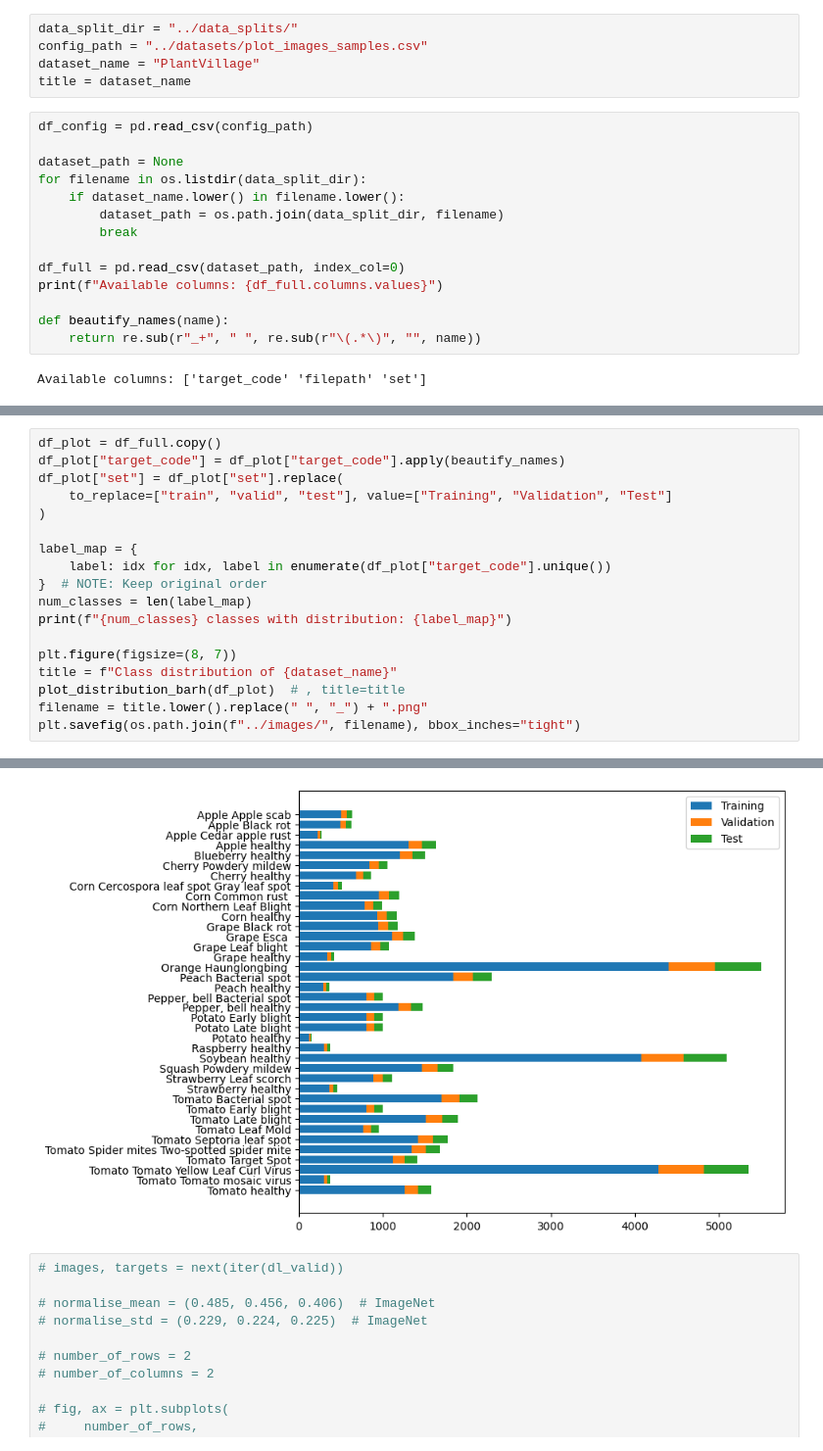
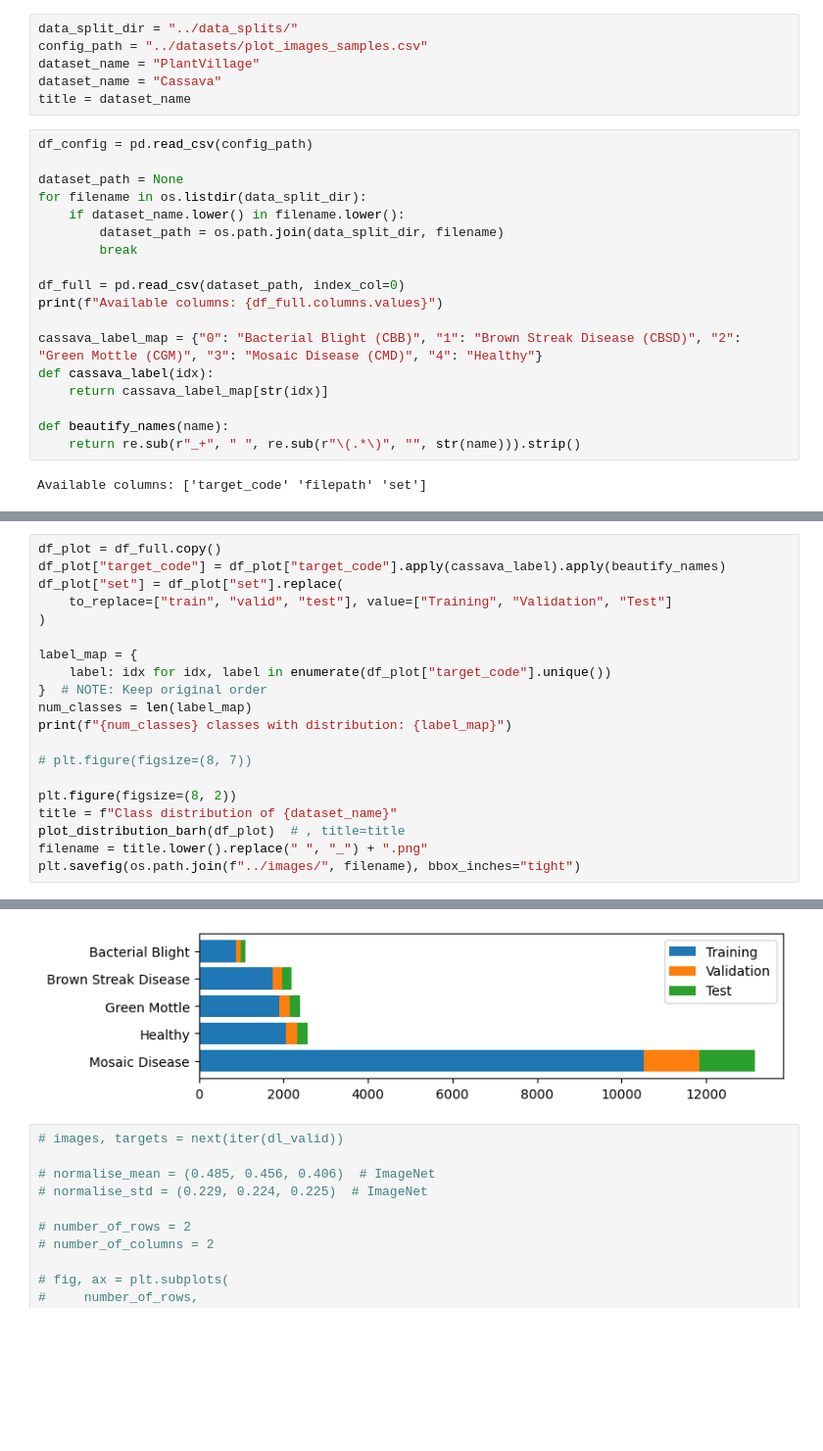
Before and after one commit to AlexanderPeter/thesis, a Jupyter notebook: code/24_plot_datasets.ipynb, the cells around one changed output, grey strips where cells are left out. Shown at 98% size. Drawn from its saved outputs; the diff is of its cells as text; blank space fills up the shorter version.

```diff
--- a/code/24_plot_datasets.ipynb
+++ b/code/24_plot_datasets.ipynb
@@ -13,6 +13,7 @@ from local_python.plot_utils import (
 data_split_dir = "../data_splits/"
 config_path = "../datasets/plot_images_samples.csv"
 dataset_name = "PlantVillage"
+dataset_name = "Cassava"
 title = dataset_name
 # %%
 df_config = pd.read_csv(config_path)
@@ -26,7 +27,11 @@ for filename in os.listdir(data_split_dir):
 df_full = pd.read_csv(dataset_path, index_col=0)
 print(f"Available columns: {df_full.columns.values}")
 
+cassava_label_map = {"0": "Bacterial Blight (CBB)", "1": "Brown Streak Disease (CBSD)", "2": "Green Mottle (CGM)", "3": "Mosaic Disease (CMD)", "4": "Healthy"}
+def cassava_label(idx):
+    return cassava_label_map[str(idx)]
+
 def beautify_names(name):
-    return re.sub(r"_+", " ", re.sub(r"\(.*\)", "", name))
+    return re.sub(r"_+", " ", re.sub(r"\(.*\)", "", str(name))).strip()
 # %% [output]
 Available columns: ['target_code' 'filepath' 'set']
@@ -45,6 +56,6 @@ plt.savefig(os.path.join(f"../images/", filename), bbox_inches="tight")
 # %%
 df_plot = df_full.copy()
-df_plot["target_code"] = df_plot["target_code"].apply(beautify_names)
+df_plot["target_code"] = df_plot["target_code"].apply(cassava_label).apply(beautify_names)
 df_plot["set"] = df_plot["set"].replace(
     to_replace=["train", "valid", "test"], value=["Training", "Validation", "Test"]
 )
@@ -55,7 +66,9 @@ label_map = {
 num_classes = len(label_map)
 print(f"{num_classes} classes with distribution: {label_map}")
 
-plt.figure(figsize=(8, 7))
+# plt.figure(figsize=(8, 7))
+
+plt.figure(figsize=(8, 2))
 title = f"Class distribution of {dataset_name}"
 plot_distribution_barh(df_plot)  # , title=title
 filename = title.lower().replace(" ", "_") + ".png"
@@ -65,4 +78,4 @@ plt.savefig(os.path.join(f"../images/", filename), bbox_inches="tight")
-[figure, old version]
+[figure, new version]
 # %%
 # images, targets = next(iter(dl_valid))
 
```
Also changed, not shown: parts of 4 cells of this notebook, 7 other files.
